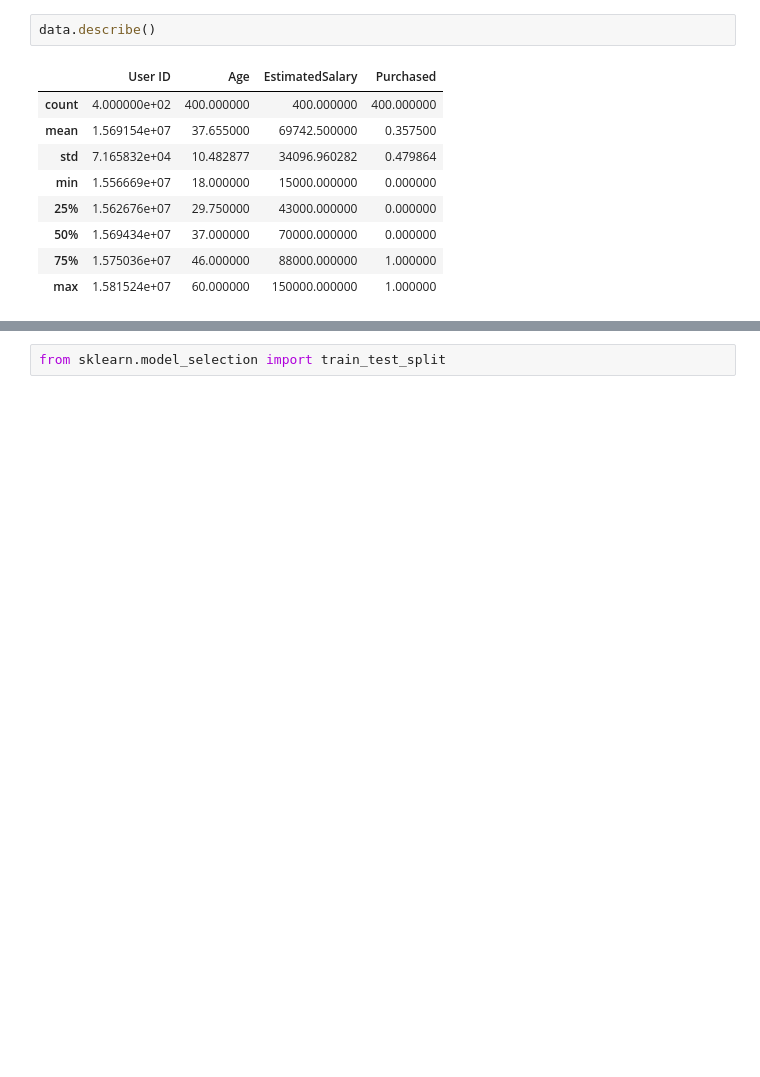
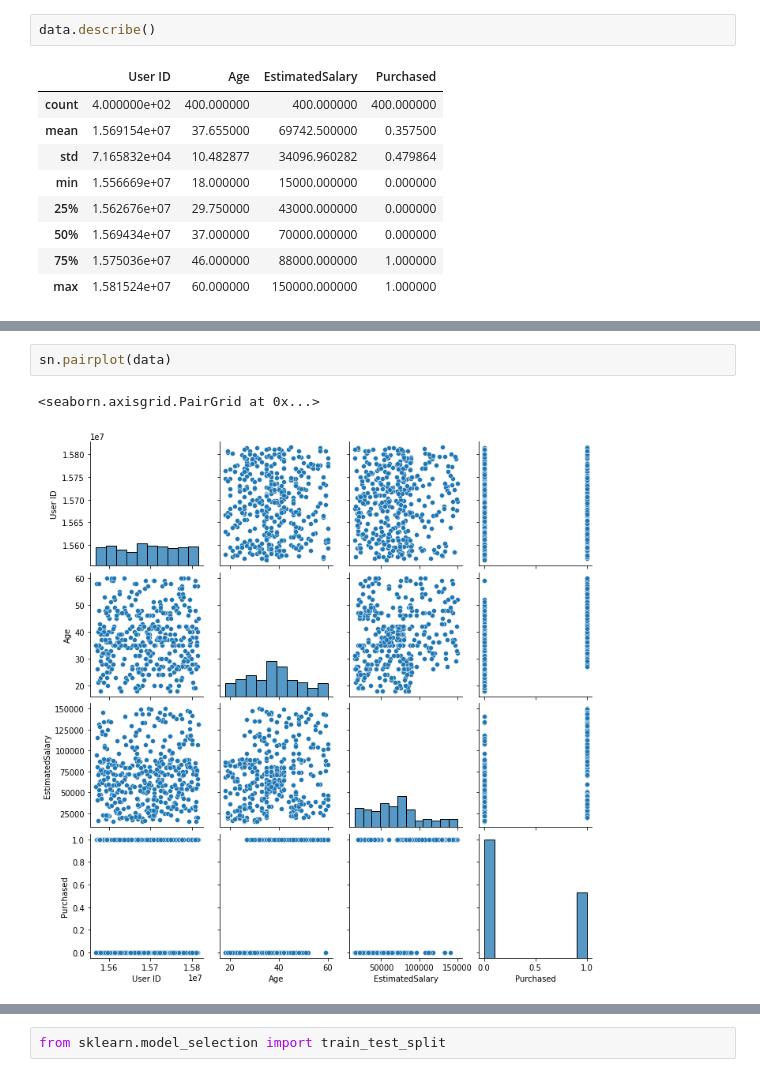
Before and after one commit to Er-Sonu/Sonu, a Jupyter notebook: Welcome_To_Colaboratory.ipynb, the cells around one changed output, grey strips where cells are left out. Saved outputs shown, nothing was run; the diff lists cells and outputs as text; blank space fills up the shorter version.

```diff
--- a/Welcome_To_Colaboratory.ipynb
+++ b/Welcome_To_Colaboratory.ipynb
@@ -191,0 +211,5 @@ Index(['User ID', 'Gender', 'Age', 'EstimatedSalary', 'Purchased'], dtype='objec
+# %%
+sn.pairplot(data)
+# %% [output]
+<seaborn.axisgrid.PairGrid at 0x...>
+[figure, added]
```
Also changed, not shown: parts of 30 cells of this notebook.
